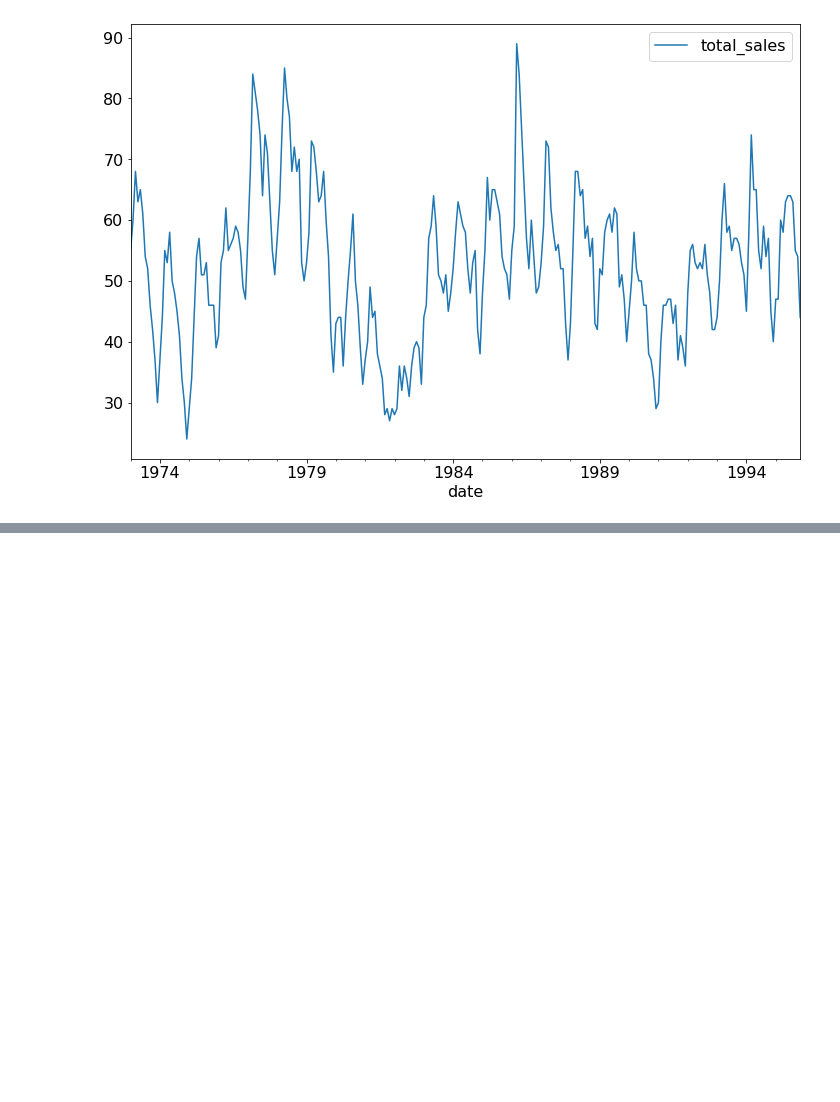
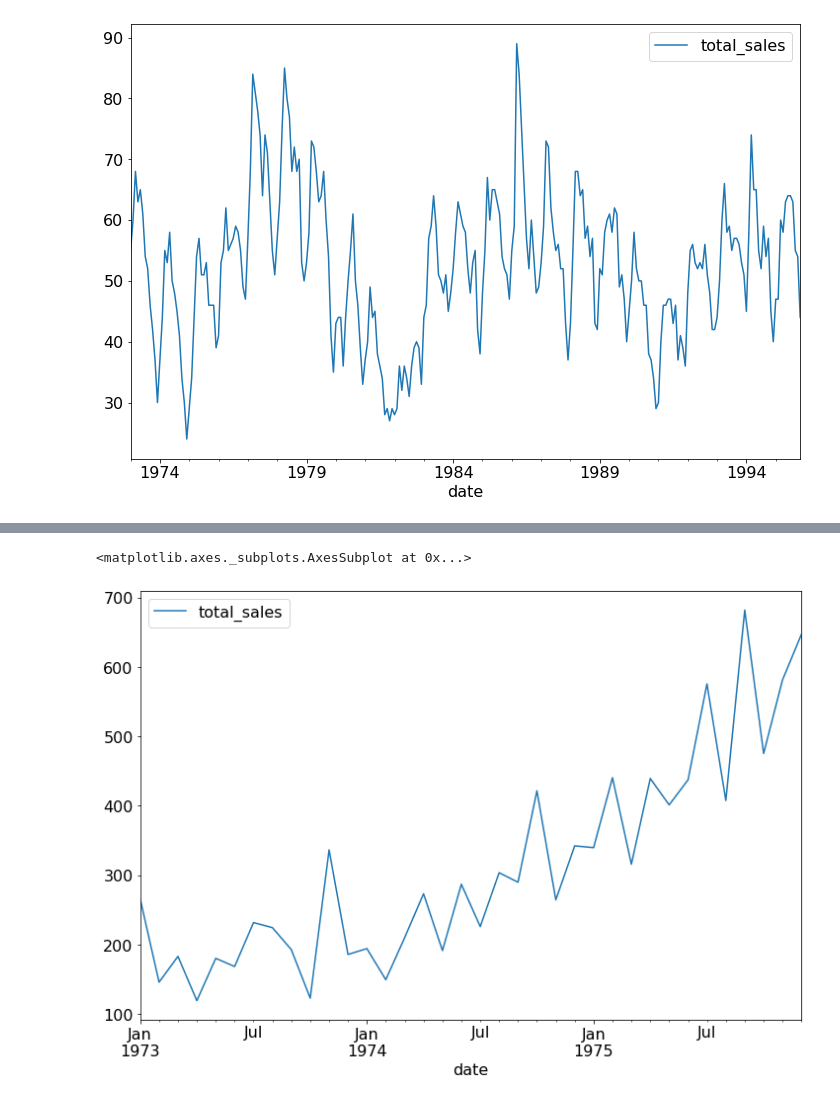
Before and after one commit to ZacharySBrown/vcu-scma440-2021q1, a Jupyter notebook: examples/3a_moving_averages.ipynb, the cells around one changed output, grey strips where cells are left out. Cells and saved outputs as stored; diff of their text form; code cells hidden in the pictures; blank space fills up the shorter version.

```diff
--- a/examples/3a_moving_averages.ipynb
+++ b/examples/3a_moving_averages.ipynb
@@ -38,0 +58,5 @@ housing.plot()
+# %%
+shampoo.plot()
+# %% [output]
+<matplotlib.axes._subplots.AxesSubplot at 0x...>
+[figure, added]
```
Also changed, not shown: parts of 12 cells of this notebook.
